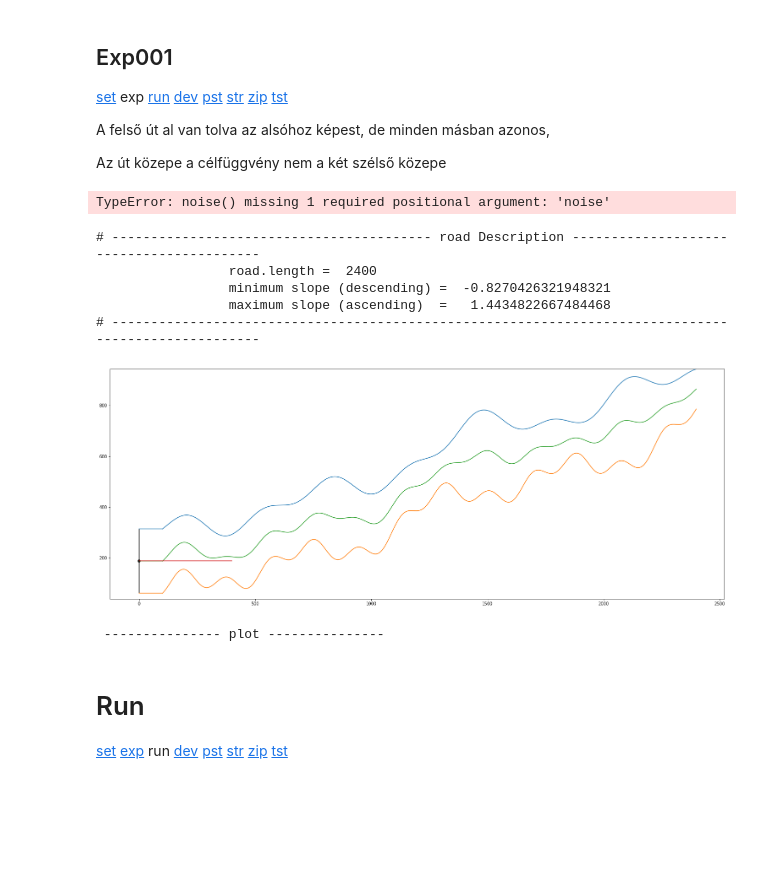
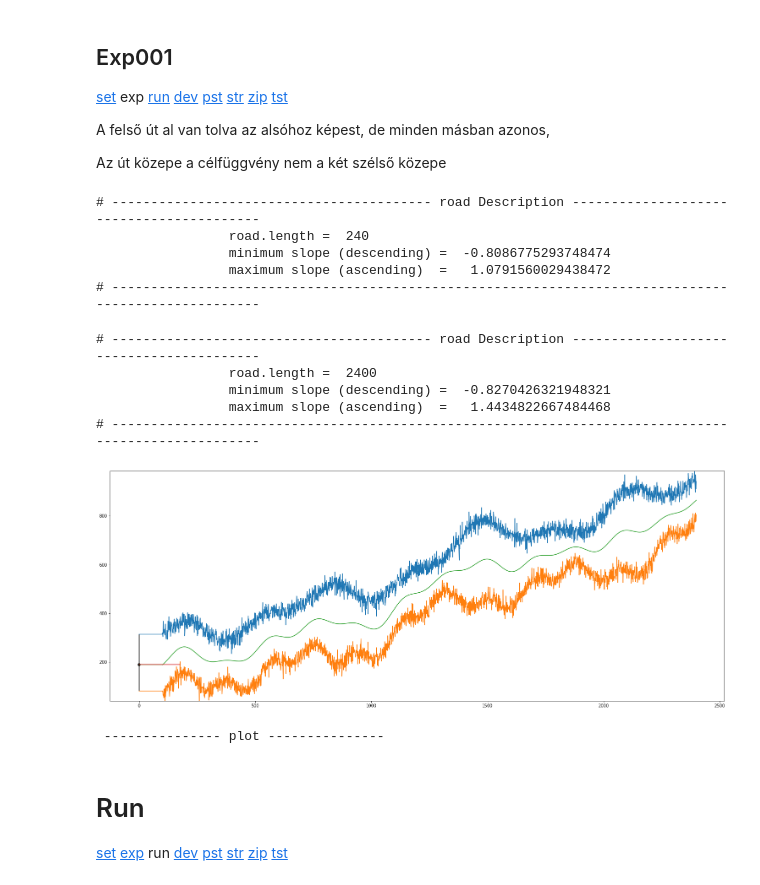
Before and after one commit to JoDeMiro/TMP, a Jupyter notebook: ML_Auto_V29.ipynb, the cells around one changed output. Drawn from its saved outputs; the diff is of its cells as text; code cells hidden in the pictures; blank space fills up the shorter version.

```diff
--- a/ML_Auto_V29.ipynb
+++ b/ML_Auto_V29.ipynb
@@ -138,40 +131,44 @@ A felső út al van tolva az alsóhoz képest, de minden másban azonos,
 
 Az út közepe a célfüggvény nem a két szélső közepe
 # %%
-road = Road(wide = 200, length = 240, type = 94, v = 50, shift = 100, strech = 20)
+road = Road(wide = 200, length = 2400, type = 94, v = 50, shift = 100, strech = 20, noise=1)
 # %% [output]
-TypeError: noise() missing 1 required positional argument: 'noise'
+# ----------------------------------------- road Description -----------------------------------------
+                 road.length =  240
+                 minimum slope (descending) =  -0.8086775293748474
+                 maximum slope (ascending)  =   1.0791560029438472
+# ----------------------------------------------------------------------------------------------------
 # %%
 # road = Road(wide = 100, length = 1200, type = 99, v = 50, shift = 3)       # shift  left
 # road = Road(wide = 100, length = 1200, type = 98, v = 50, strech = 3)      # strech(main wave)  left
 # road = Road(wide = 100, length = 1200, type = 97, v = 50, strech = 300)    # strech(main wave)  left
 # road = Road(wide = 100, length = 1200, type = 96, v = 50, strech = 2)      # strech(all wave)  left
 
 # road = Road(wide = 200, length = 1200, type = 95, v = 50, shift = 100, strech = 0)      # center = (l + r) / 2
 # road = Road(wide = 200, length = 2400, type = 95, v = 50, shift = 100, strech = 0)      # center = (l + r) / 2
 # road = Road(wide = 200, length = 2400, type = 95, v = 50, shift = 100, strech = 10)     # center = (l + r) / 2
 # road = Road(wide = 200, length = 2400, type = 95, v = 50, shift = 100, strech = 20)     # center = (l + r) / 2
 
-road = Road(wide = 200, length = 2400, type = 95, v = 50, shift = 100, strech = 20)     # center = (l + r) / 2
+road = Road(wide = 200, length = 2400, type = 94, v = 50, shift = 100, strech = 20, noise=20)
 
 # A következő tesztek már olyanok lesznek, hogy a target (út közepe) már nem determinisztikusan fog függni a két
 # szélső vonaltól vagyis a metrikák alakulásától, de előtte még kipróbálom a zajra is.
 
 # mindez a sok jó eredmény azért lehetséges, mert az út maga még mindíg determinisztikus kapcsolatban áll az egyik fallal (!)
 plotter = Plotter()
 storage = Storage()
 printer = Printer()
 auto = Car(road, plotter, storage, printer)
 
 auto.calculate_distances()
 auto.plot_history(1)
 # %% [output]
 # ----------------------------------------- road Description -----------------------------------------
                  road.length =  2400
                  minimum slope (descending) =  -0.8270426321948321
                  maximum slope (ascending)  =   1.4434822667484468
 # ----------------------------------------------------------------------------------------------------
-[figure, old version]
+[figure, new version]
  --------------- plot ---------------
 # %% [markdown]
 # Run
```
Also changed, not shown: parts of 26 cells of this notebook.
